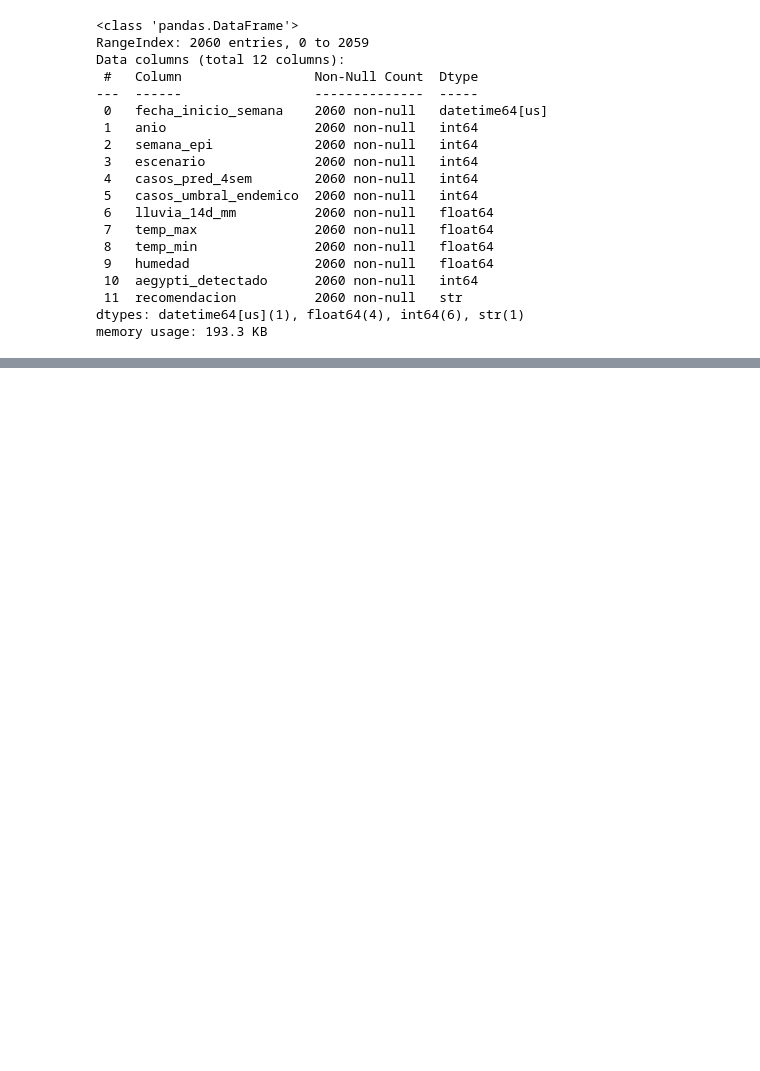
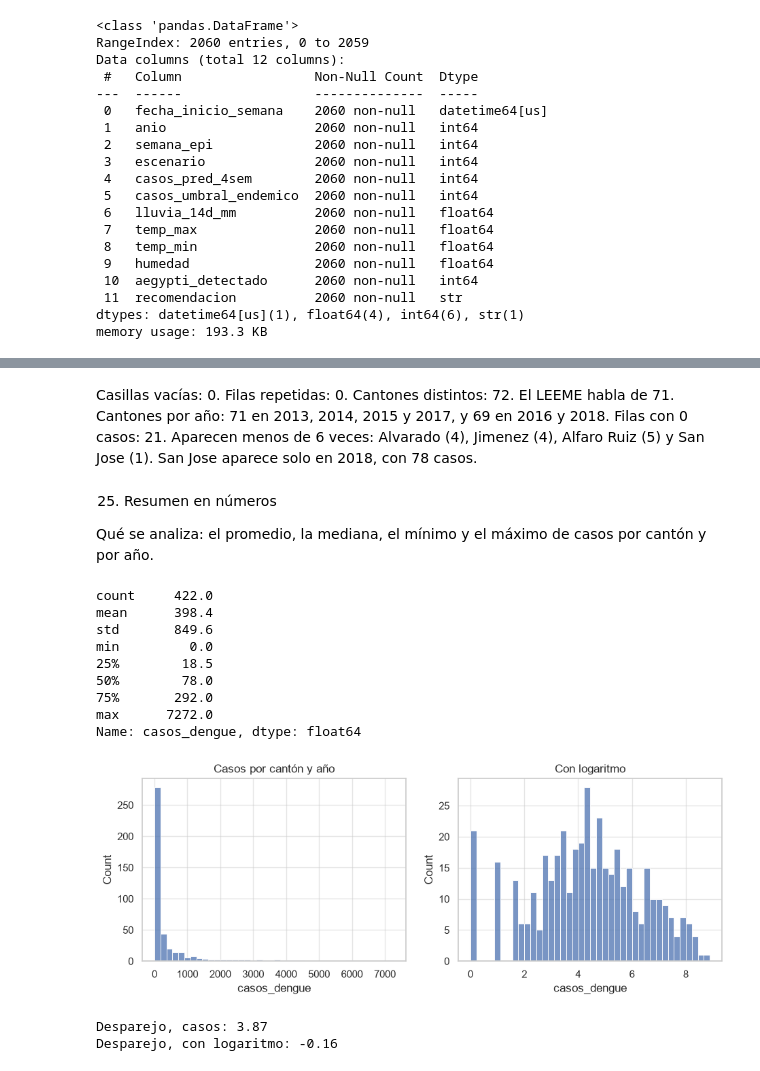
Before and after one commit to jeriel169017-a11y/AI_Redes-neuronales, a Jupyter notebook: notebooks/01_EDA.ipynb, the cells around one changed output, grey strips where cells are left out. Cells and saved outputs as stored; diff of their text form; code cells hidden in the pictures; blank space fills up the shorter version.

```diff
--- a/notebooks/01_EDA.ipynb
+++ b/notebooks/01_EDA.ipynb
@@ -403,0 +578,4 @@ memory usage: 193.3 KB
+# %%
+can = pd.read_csv("../data/raw/vectoria_casos_cantonal_anual_real.csv")   # abre el archivo
+print(can.shape)    # (filas, columnas)
+can.head()          # primeras 5 filas
@@ -403,0 +641,36 @@ memory usage: 193.3 KB
+# %% [markdown]
+Casillas vacías: 0. Filas repetidas: 0.
+Cantones distintos: 72. El LEEME habla de 71.
+Cantones por año: 71 en 2013, 2014, 2015 y 2017, y 69 en 2016 y 2018.
+Filas con 0 casos: 21.
+Aparecen menos de 6 veces: Alvarado (4), Jimenez (4), Alfaro Ruiz (5) y San Jose (1).
+San Jose aparece solo en 2018, con 78 casos.
+# %% [markdown]
+25. Resumen en números
+
+Qué se analiza: el promedio, la mediana, el mínimo y el máximo de casos por cantón y por año.
+# %%
+print(can["casos_dengue"].describe().round(1))      # resumen de los casos
+
+fig, ejes = plt.subplots(1, 2, figsize=(11, 3.5))
+sns.histplot(can["casos_dengue"], bins=40, ax=ejes[0])                # casos normales
+ejes[0].set_title("Casos por cantón y año")
+sns.histplot(np.log1p(can["casos_dengue"]), bins=40, ax=ejes[1])      # con logaritmo
+ejes[1].set_title("Con logaritmo")
+plt.show()
+
+print("Desparejo, casos:", round(can["casos_dengue"].skew(), 2))
+print("Desparejo, con logaritmo:", round(np.log1p(can["casos_dengue"]).skew(), 2))
+# %% [output]
+count     422.0
+mean      398.4
+std       849.6
+min         0.0
+25%        18.5
+50%        78.0
+75%       292.0
+max      7272.0
+Name: casos_dengue, dtype: float64
+[figure, added]
+Desparejo, casos: 3.87
+Desparejo, con logaritmo: -0.16
```
Also changed, not shown: parts of 68 cells of this notebook, 1 other file.
